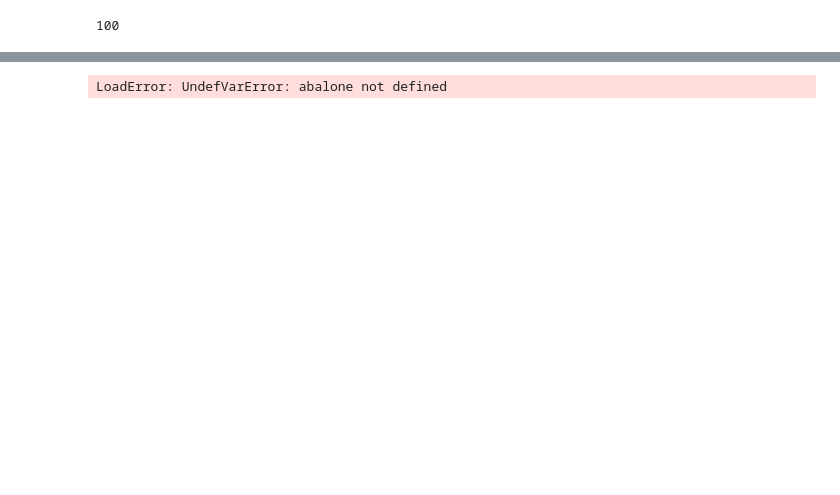
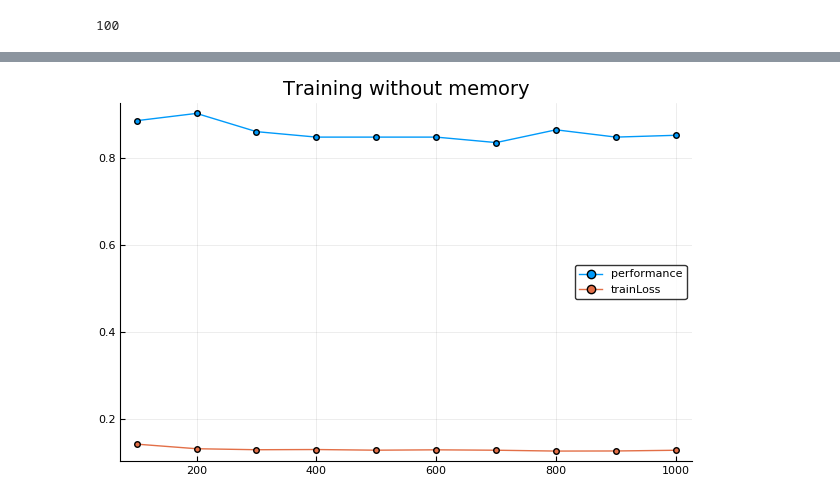
Before and after one commit to honzabim/OSL, a Jupyter notebook: KNNmemory/benchmarking/abalone.ipynb, the cells around one changed output, grey strips where cells are left out. Drawn from its saved outputs; the diff is of its cells as text; code cells hidden in the pictures; blank space fills up the shorter version.

```diff
--- a/KNNmemory/benchmarking/abalone.ipynb
+++ b/KNNmemory/benchmarking/abalone.ipynb
@@ -96,8 +98,8 @@ plot!(title = "Training with memory")
 # %%
 plot(classicHistory)
-plot!(title = "Training without memory")abalone
+plot!(title = "Training without memory")
 # %% [output]
-LoadError: UndefVarError: abalone not defined
+[figure, added]
 # %%
 # ROC with memory
 
```
Also changed, not shown: parts of 7 cells of this notebook, 7 other files.
